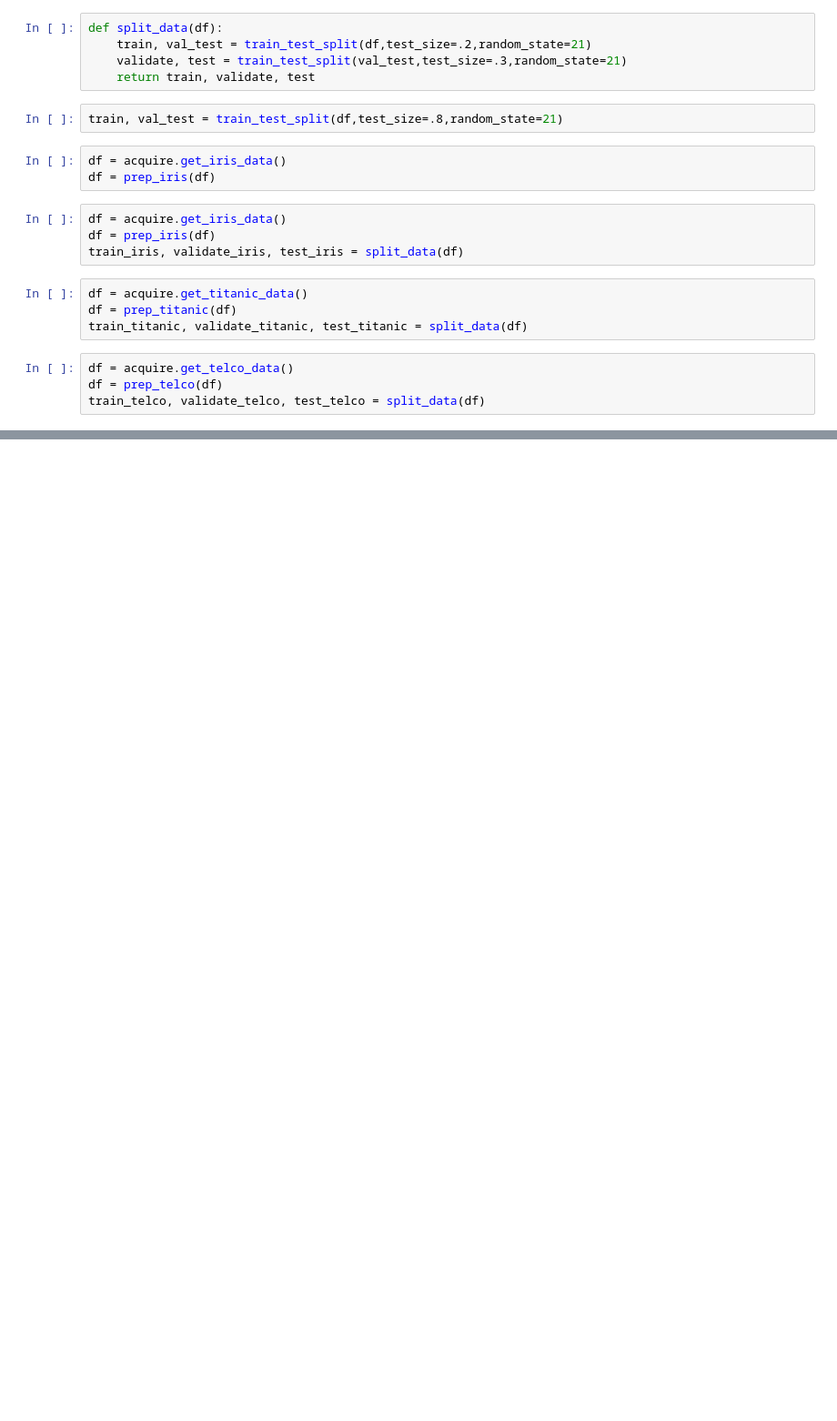
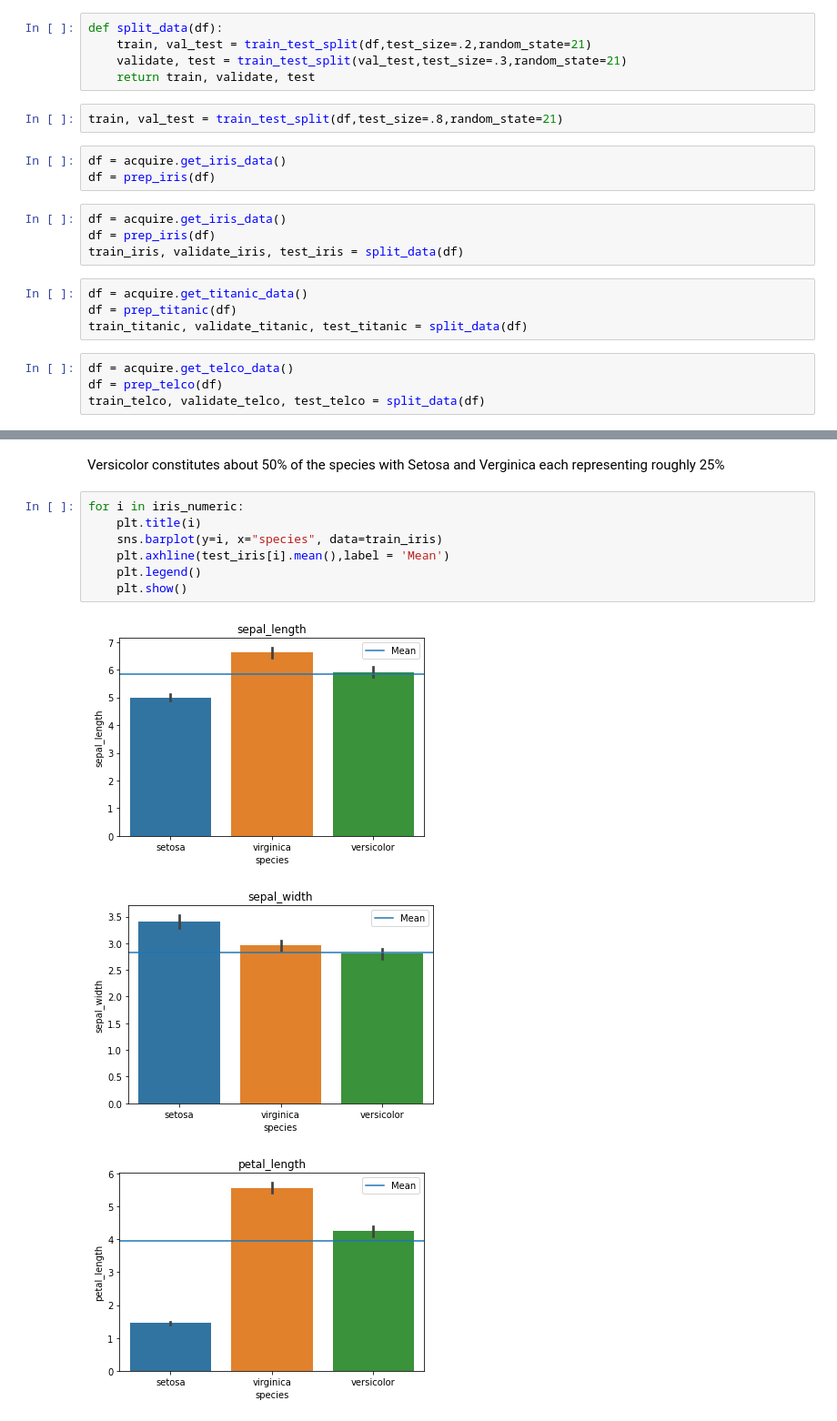
Before and after one commit to richie-p-meyer/classification-exercises, a Jupyter notebook: classification_exercises.ipynb, the cells around one changed output, grey strips where cells are left out. Shown at 91% size. Saved outputs shown, nothing was run; the diff lists cells and outputs as text; blank space fills up the shorter version.

```diff
--- a/classification_exercises.ipynb
+++ b/classification_exercises.ipynb
@@ -258,0 +331,13 @@ pd.set_option('display.max_columns', None)
+# %% [markdown]
+Versicolor constitutes about 50% of the species with Setosa and Verginica each representing roughly 25%
+# %%
+for i in iris_numeric:
+    plt.title(i)
+    sns.barplot(y=i, x="species", data=train_iris)
+    plt.axhline(test_iris[i].mean(),label = 'Mean')
+    plt.legend()
+    plt.show()
+# %% [output]
+[figure, added]
+[figure, added]
+[figure, added]
```
Also changed, not shown: parts of 34 cells of this notebook, 1 other file.
